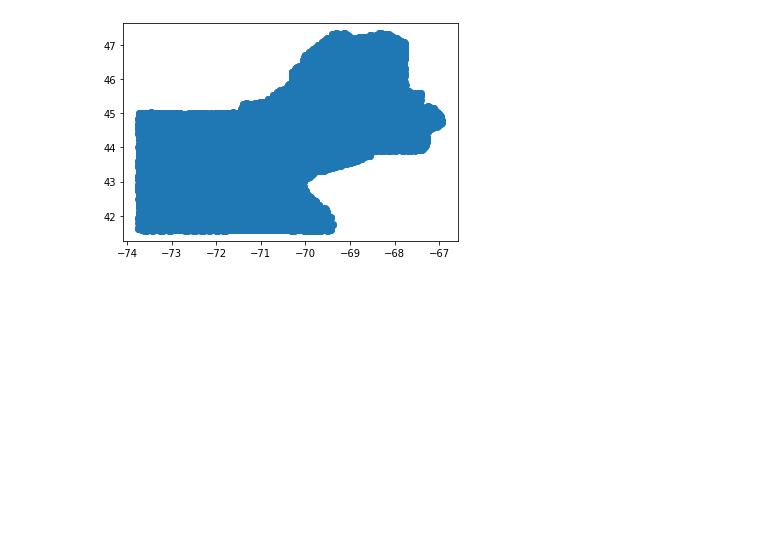
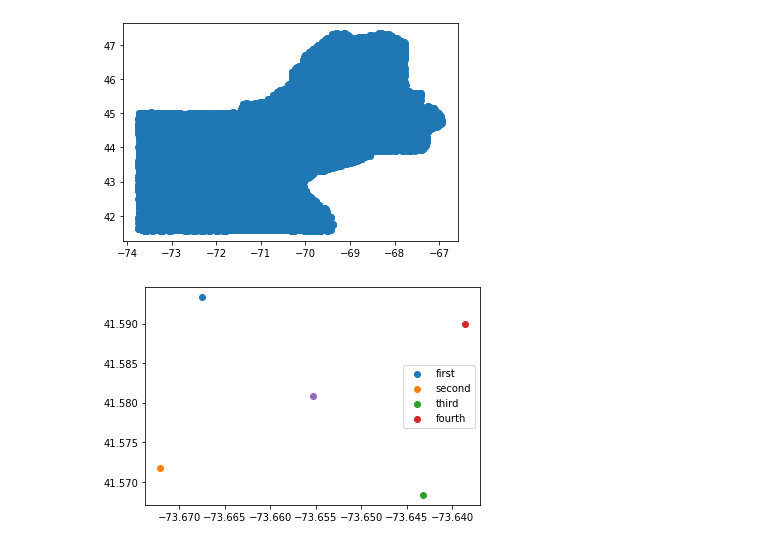
Before and after one commit to CygnusBorjigin/H-HeatGraph, a Jupyter notebook: get_weather_stations.ipynb, the cells around one changed output. Saved outputs shown, nothing was run; the diff lists cells and outputs as text; code cells hidden in the pictures; blank space fills up the shorter version.

Commit message:
finish coordinate normalization and import

```diff
--- a/get_weather_stations.ipynb
+++ b/get_weather_stations.ipynb
@@ -558,10 +559,23 @@ weather_station_coordinates = []
 with open("all_processed.csv", "r") as data_file:
     result = list(csv.reader(data_file))
     for each_entry in result[1:]:
-        weather_station_coordinates.extend([(float(each_entry[3]), float(each_entry[4])), (float(each_entry[5]), float(each_entry[6])), (float(each_entry[7]), float(each_entry[8])), (float(each_entry[9]), float(each_entry[10])), (float(each_entry[11]), float(each_entry[12]))])
+        weather_station_coordinates.extend([[(float(each_entry[3]), float(each_entry[4])), (float(each_entry[5]), float(each_entry[6])), (float(each_entry[7]), float(each_entry[8])), (float(each_entry[9]), float(each_entry[10])), (float(each_entry[11]), float(each_entry[12]))]])
     data_file.close()
 # %%
 plt.scatter([i[0] for i in weather_station_coordinates], [i[1] for i in weather_station_coordinates])
 # %% [output]
 <matplotlib.collections.PathCollection at 0x...>
 [figure]
+# %%
+test = list(weather_station_coordinates[0])
+plt.scatter([test[0][0]], [test[0][1]], label="first")
+plt.scatter([test[1][0]], [test[1][1]], label="second")
+plt.scatter([test[2][0]], [test[2][1]], label="third")
+plt.scatter([test[3][0]], [test[3][1]], label="fourth")
+x_center = mean([test[1][0], test[3][0]])
+y_center = mean([test[0][1], test[2][1]])
+plt.scatter([x_center], [y_center])
+plt.legend()
+plt.show()
+# %% [output]
+[figure, added]
```
Also changed, not shown: parts of 6 cells of this notebook, 2 other files.
